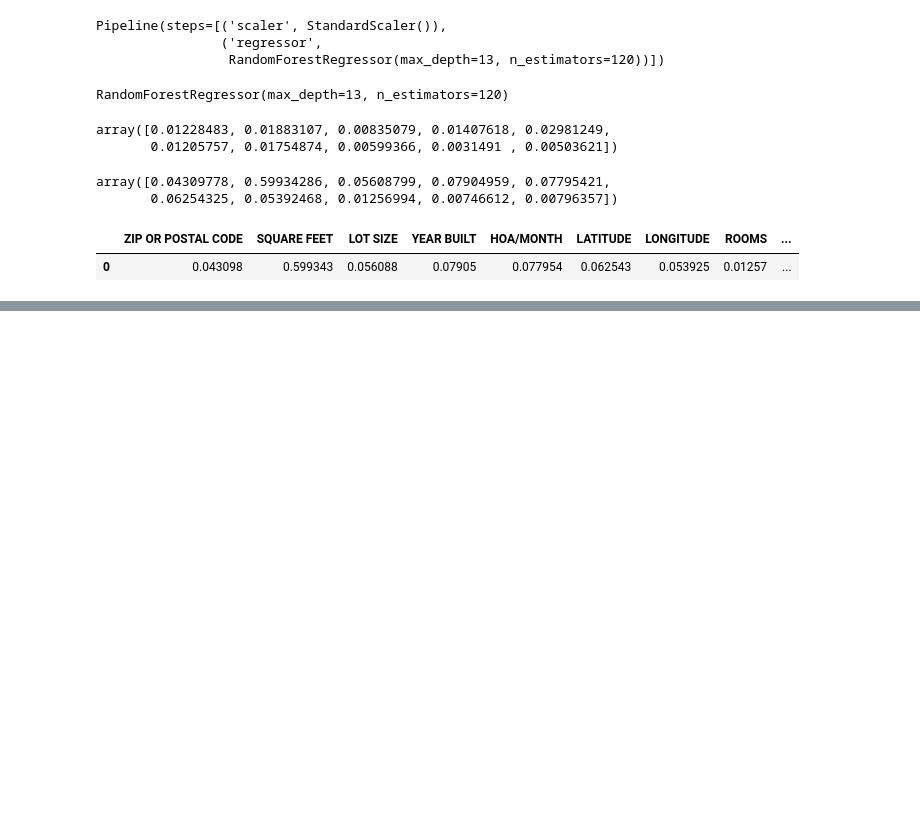
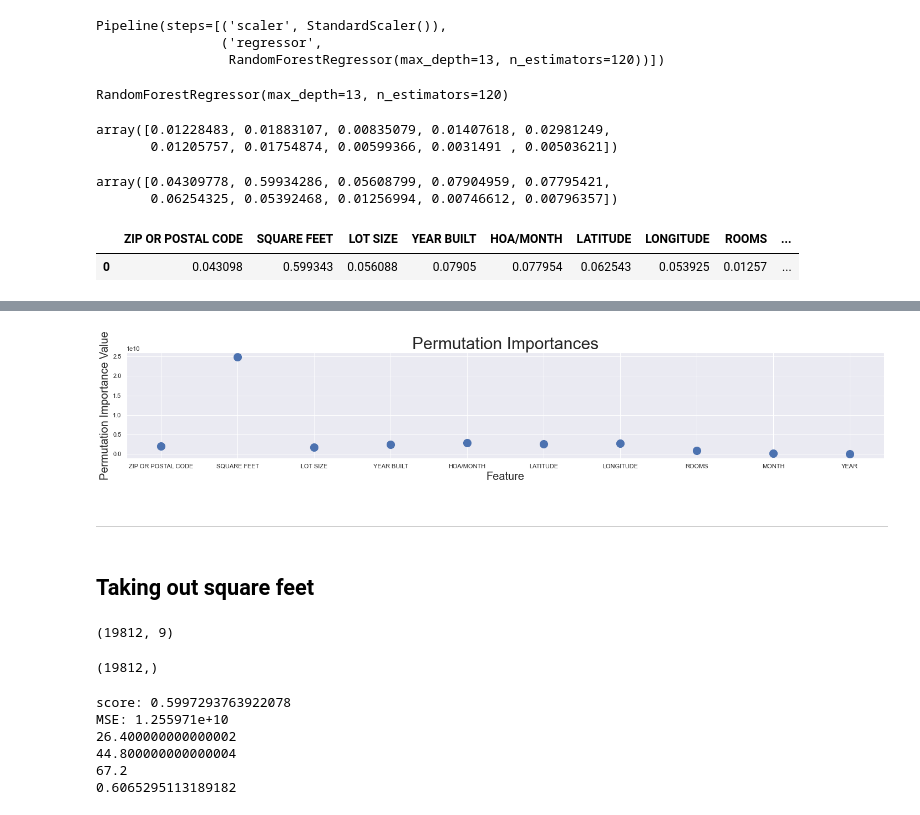
Before and after one commit to randallb15/PredictingSAHomeValues, a Jupyter notebook: HomeValueEstimate.ipynb, the cells around one changed output, grey strips where cells are left out. Drawn from its saved outputs; the diff is of its cells as text; code cells hidden in the pictures; blank space fills up the shorter version.

```diff
--- a/HomeValueEstimate.ipynb
+++ b/HomeValueEstimate.ipynb
@@ -368,0 +376,4 @@ plt.savefig('img/featureimportances2.png')
+# %%
+r = permutation_importance(rfr_grid, X_test, y_test, n_repeats=30)
+# %%
+perm_importances = r.importances_mean
@@ -368,0 +386,14 @@ plt.savefig('img/featureimportances2.png')
+# %%
+plt.figure(figsize=(20,4))
+plt.scatter(x=features,y=perm_importances,s=200)
+plt.title('Permutation Importances',fontsize=30)
+plt.ylabel('Permutation Importance Value',fontsize=20)
+plt.xlabel("Feature",fontsize=20)
+plt.tight_layout()
+plt.savefig('img/permimportances.png')
+# %% [output]
+[figure, added]
+# %% [markdown]
+----
+# %% [markdown]
+## Taking out square feet
@@ -368,0 +402,8 @@ plt.savefig('img/featureimportances2.png')
+# %%
+X_nosf.shape
+# %% [output]
+(19812, 9)
+# %%
+y.shape
+# %% [output]
+(19812,)
@@ -368,0 +417,17 @@ plt.savefig('img/featureimportances2.png')
+# %%
+rfr2 = RandomForestRegressor(oob_score=True)
+rfr2.fit(X_tr,y_tr)
+y_pre = rfr2.predict(X_te)
+print("score:", rfr.score(X_te, y_te))
+print('MSE: {:2e}'.format(mean_squared_error(y_te, y_pre)))
+print(calculate_five_percent(y_pre,y_te))
+print(calculate_ten_percent(y_pre,y_te))
+print(calculate_twenty_percent(y_pre,y_te))
+print(r2_score(y_te,y_pre))
+# %% [output]
+score: 0.5997293763922078
+MSE: 1.255971e+10
+26.400000000000002
+44.800000000000004
+67.2
+0.6065295113189182
```
Also changed, not shown: parts of 35 cells of this notebook, 2 other files.
